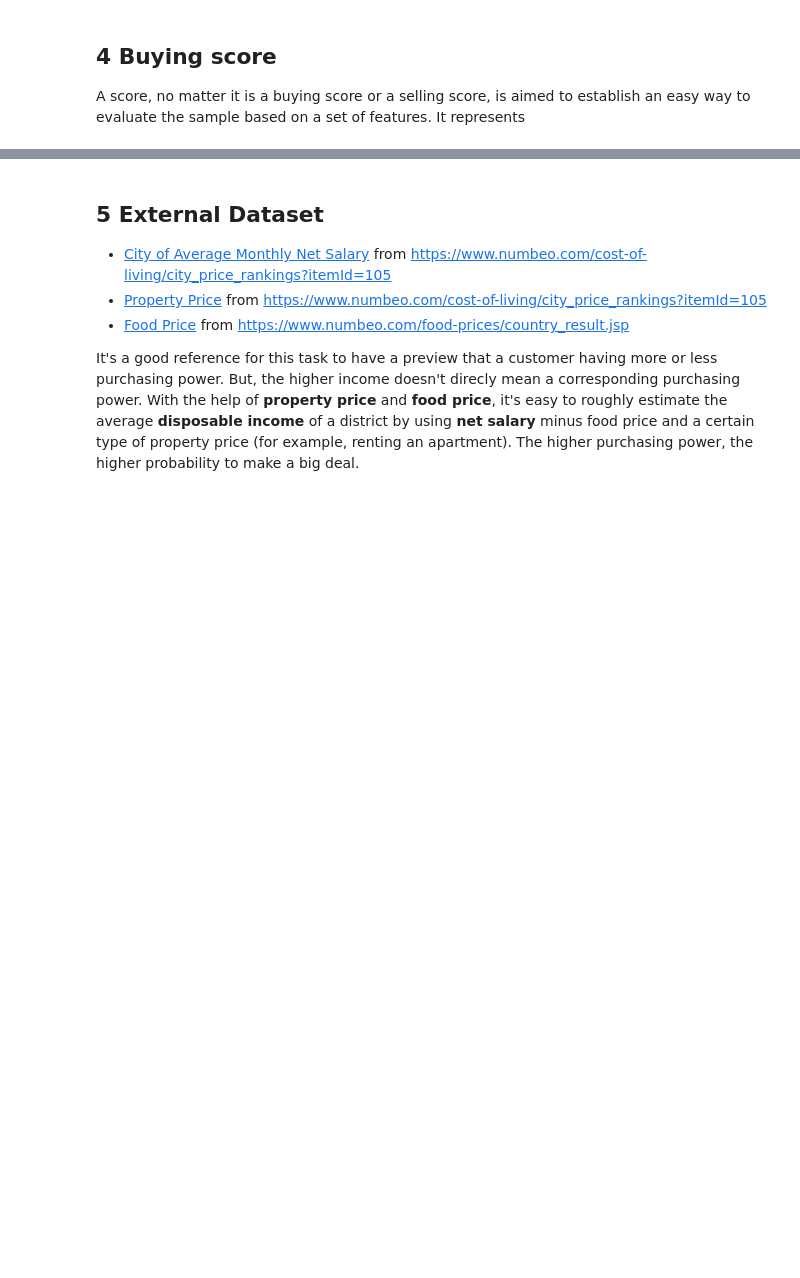
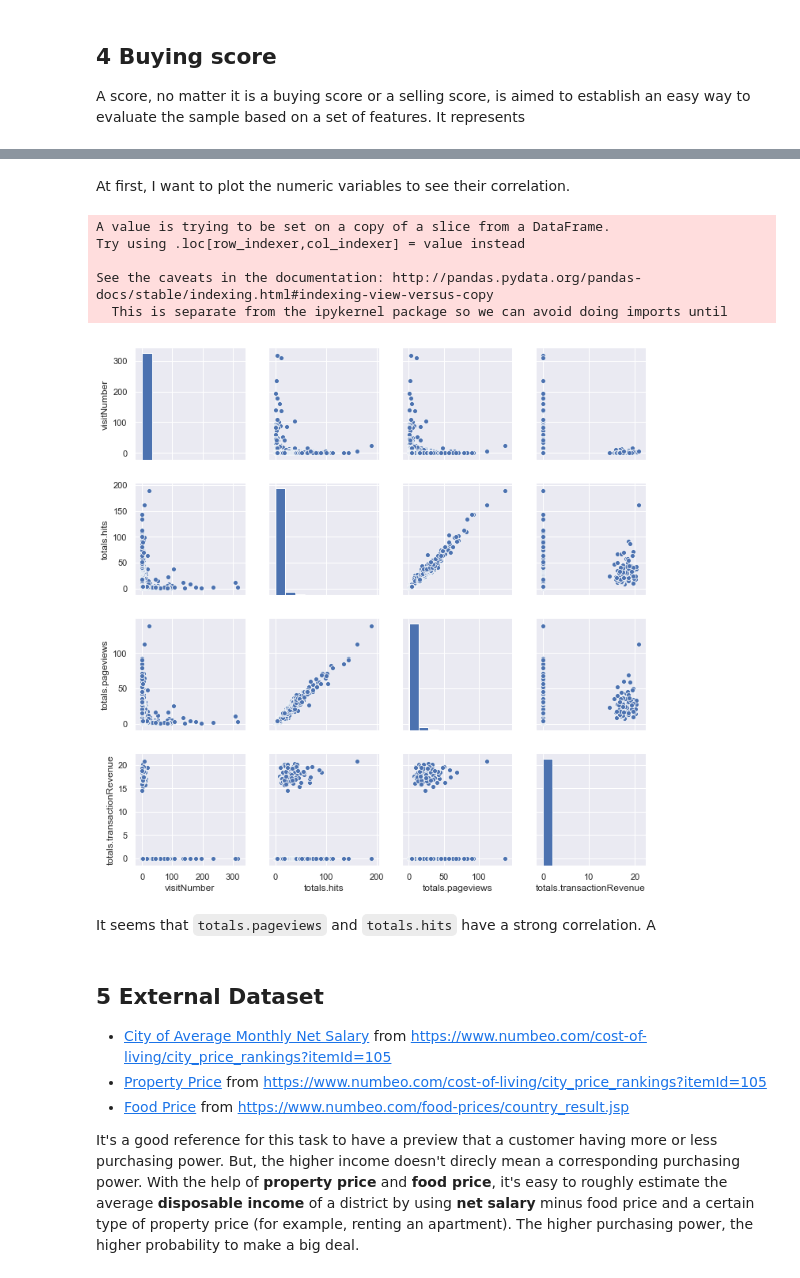
Before and after one commit to elicassion/Google-Analytics-Customer-Revenue-Prediction, a Jupyter notebook: Pipeline.ipynb, the cells around one changed output, grey strips where cells are left out. Cells and saved outputs as stored; diff of their text form; code cells hidden in the pictures; blank space fills up the shorter version.

```diff
--- a/Pipeline.ipynb
+++ b/Pipeline.ipynb
@@ -657,3 +714,20 @@ nfs.describe()
+# %% [markdown]
+At first, I want to plot the numeric variables to see their correlation.
+# %%
+sns.set(rc={'figure.figsize':(16,12)})
+nfs = train_df[NUM_FEATURE_NAMES+['totals.transactionRevenue']]
+nfs['totals.transactionRevenue'] = np.log1p(nfs['totals.transactionRevenue'])
+nfs.describe()
+nfs_g = sns.pairplot(nfs[:10000])
+# %% [output]
+A value is trying to be set on a copy of a slice from a DataFrame.
+Try using .loc[row_indexer,col_indexer] = value instead
+
+See the caveats in the documentation: http://pandas.pydata.org/pandas-docs/stable/indexing.html#indexing-view-versus-copy
+  This is separate from the ipykernel package so we can avoid doing imports until
+[figure, added]
+# %% [markdown]
+It seems that `totals.pageviews` and `totals.hits` have a strong correlation. A
 # %% [markdown]
 ## 5 External Dataset
  - [City of Average Monthly Net Salary](https://www.numbeo.com/cost-of-living/city_price_rankings?itemId=105) from https://www.numbeo.com/cost-of-living/city_price_rankings?itemId=105
```
Also changed, not shown: parts of 18 cells of this notebook.
